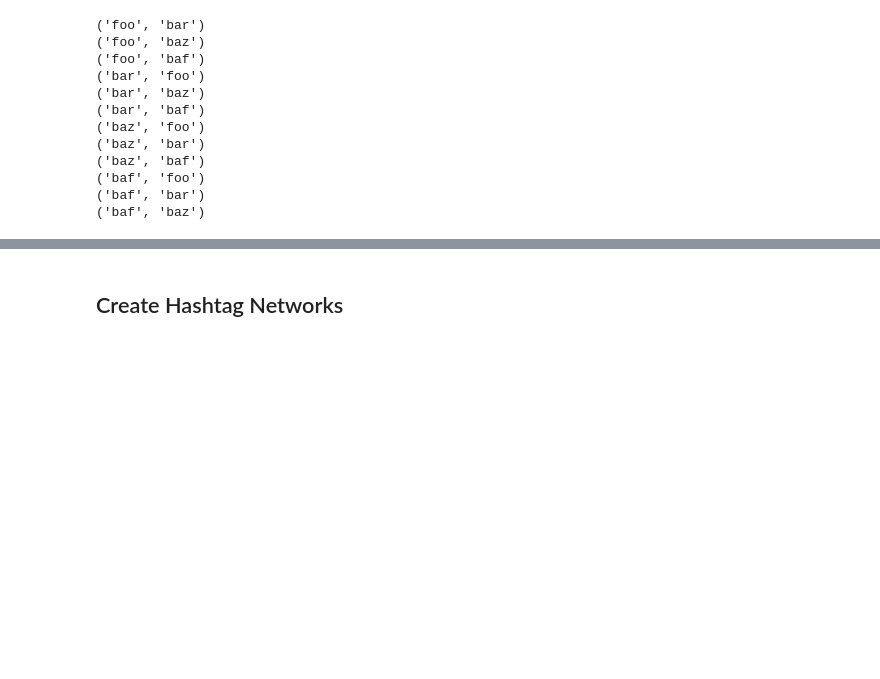
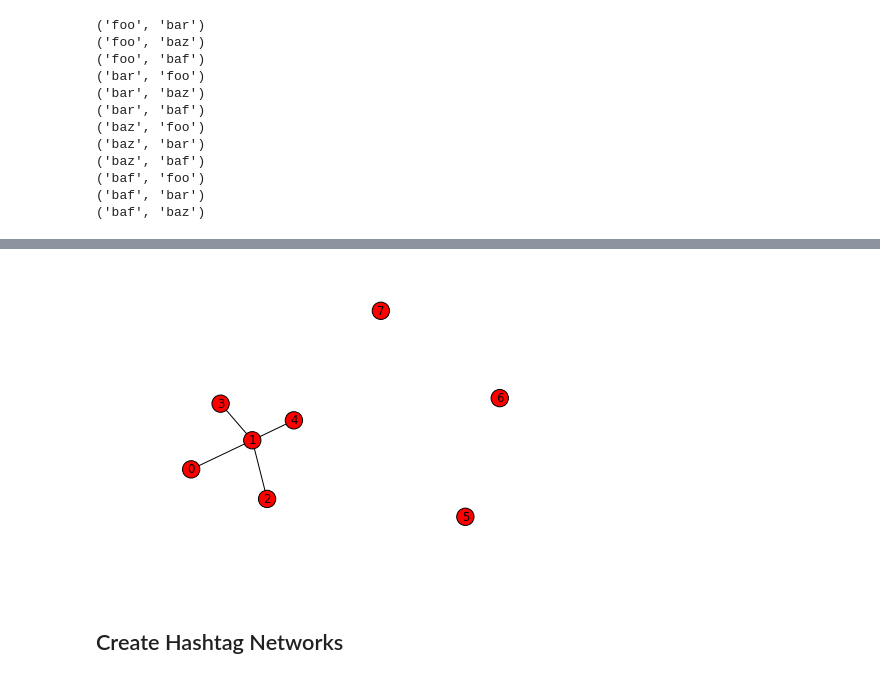
Before and after one commit to maksim2042/PolNet2014, a Jupyter notebook: Social Media Mining -- PolNet 2014.ipynb, the cells around one changed output, grey strips where cells are left out. Saved outputs shown, nothing was run; the diff lists cells and outputs as text; code cells hidden in the pictures; blank space fills up the shorter version.

```diff
--- a/Social Media Mining -- PolNet 2014.ipynb
+++ b/Social Media Mining -- PolNet 2014.ipynb
@@ -148,3 +153,8 @@ Length of statuses 200
+# %%
+chh2 = community.induced_graph(community.best_partition(hh2), hh2)
+net.draw(chh2)
+# %% [output]
+[figure, added]
 # %%
 status_texts = [ status['text']
                  for status in statuses ]
```
Also changed, not shown: parts of 9 cells of this notebook, 2 other files.
